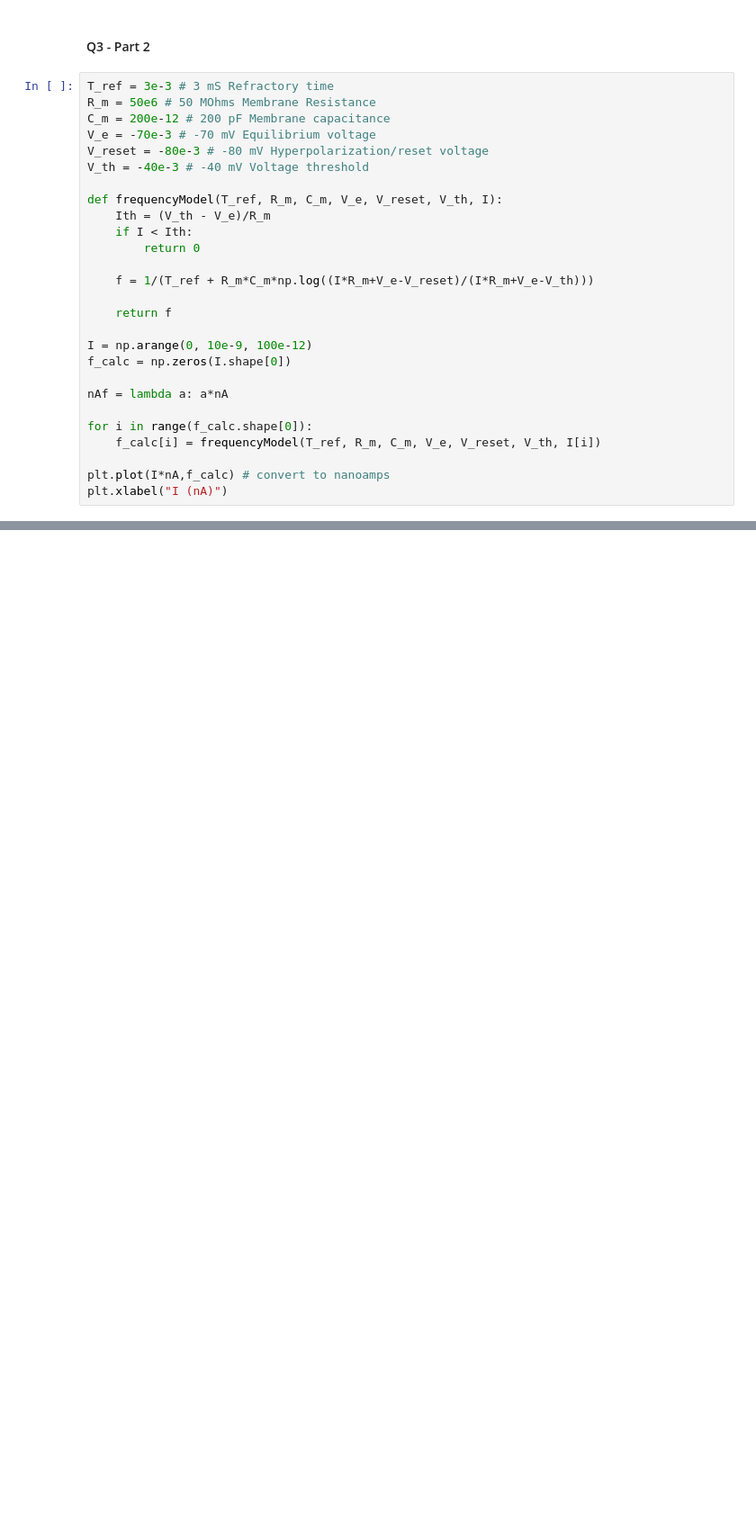
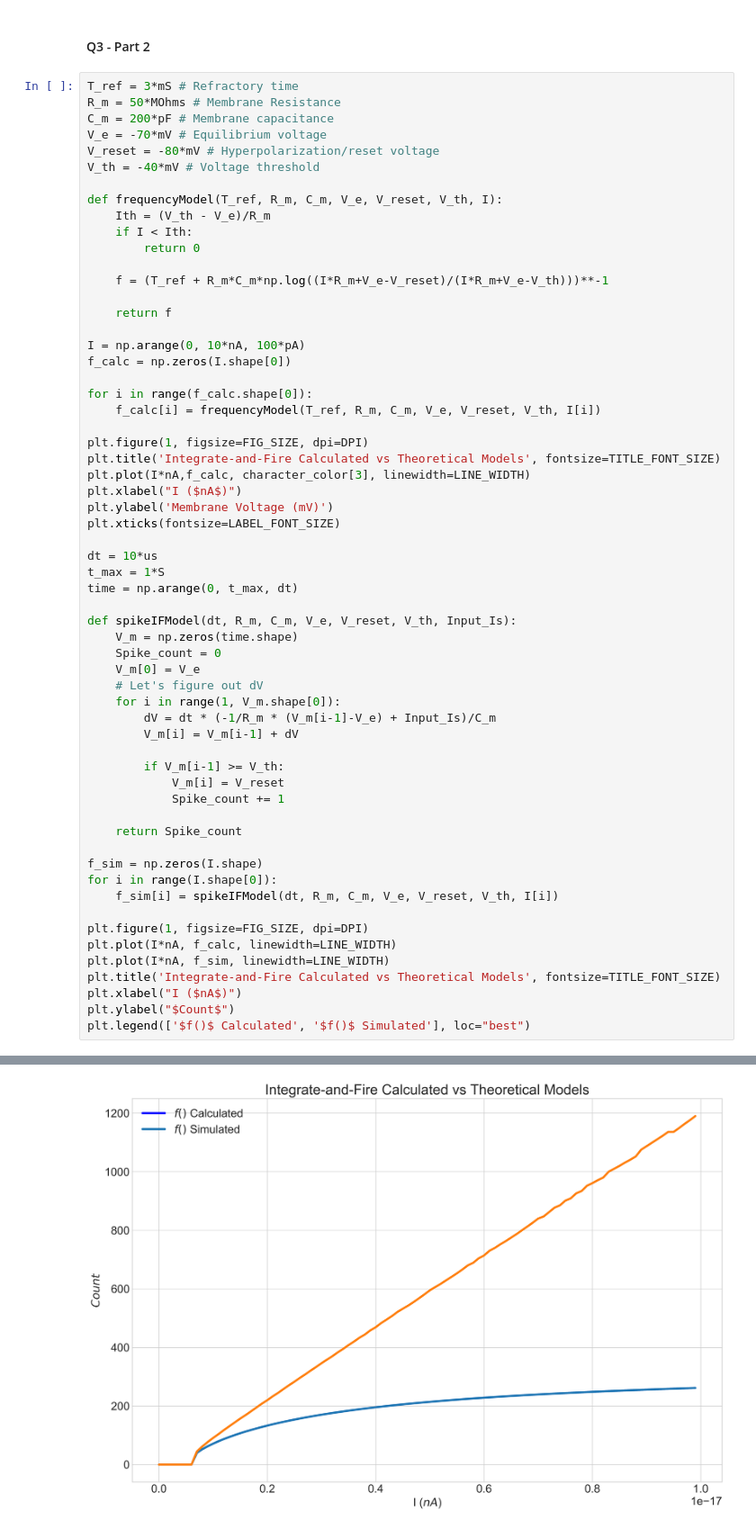
Before and after one commit to butcer0/BioElectronics_ES258_PSETS, a Jupyter notebook: PSETS/PSET_2.ipynb, the cells around one changed output, grey strips where cells are left out. Shown at 90% size. Saved outputs shown, nothing was run; the diff lists cells and outputs as text; blank space fills up the shorter version.

```diff
--- a/PSETS/PSET_2.ipynb
+++ b/PSETS/PSET_2.ipynb
@@ -74,29 +82,63 @@ Text(0, 0.5, 'x')
 # %% [markdown]
 #### Q3 - Part 2
 # %%
-T_ref = 3e-3 # 3 mS Refractory time
-R_m = 50e6 # 50 MOhms Membrane Resistance
-C_m = 200e-12 # 200 pF Membrane capacitance
-V_e = -70e-3 # -70 mV Equilibrium voltage
-V_reset = -80e-3 # -80 mV Hyperpolarization/reset voltage
-V_th = -40e-3 # -40 mV Voltage threshold
+T_ref = 3*mS # Refractory time
+R_m = 50*MOhms # Membrane Resistance
+C_m = 200*pF # Membrane capacitance
+V_e = -70*mV # Equilibrium voltage
+V_reset = -80*mV # Hyperpolarization/reset voltage
+V_th = -40*mV # Voltage threshold
 
 def frequencyModel(T_ref, R_m, C_m, V_e, V_reset, V_th, I):
     Ith = (V_th - V_e)/R_m
     if I < Ith:
         return 0
 
-    f = 1/(T_ref + R_m*C_m*np.log((I*R_m+V_e-V_reset)/(I*R_m+V_e-V_th)))
+    f = (T_ref + R_m*C_m*np.log((I*R_m+V_e-V_reset)/(I*R_m+V_e-V_th)))**-1
 
     return f
 
-I = np.arange(0, 10e-9, 100e-12)
+I = np.arange(0, 10*nA, 100*pA)
 f_calc = np.zeros(I.shape[0])
-
-nAf = lambda a: a*nA
 
 for i in range(f_calc.shape[0]):
     f_calc[i] = frequencyModel(T_ref, R_m, C_m, V_e, V_reset, V_th, I[i])
 
-plt.plot(I*nA,f_calc) # convert to nanoamps
-plt.xlabel("I (nA)")
+plt.figure(1, figsize=FIG_SIZE, dpi=DPI)
+plt.title('Integrate-and-Fire Calculated vs Theoretical Models', fontsize=TITLE_FONT_SIZE)
+plt.plot(I*nA,f_calc, character_color[3], linewidth=LINE_WIDTH)
+plt.xlabel("I ($nA$)")
+plt.ylabel('Membrane Voltage (mV)')
+plt.xticks(fontsize=LABEL_FONT_SIZE)
+
+dt = 10*us
+t_max = 1*S
+time = np.arange(0, t_max, dt)
+
+def spikeIFModel(dt, R_m, C_m, V_e, V_reset, V_th, Input_Is):
+    V_m = np.zeros(time.shape)
+    Spike_count = 0
+    V_m[0] = V_e
+    # Let's figure out dV
+    for i in range(1, V_m.shape[0]):
+        dV = dt * (-1/R_m * (V_m[i-1]-V_e) + Input_Is)/C_m
+        V_m[i] = V_m[i-1] + dV
+
+        if V_m[i-1] >= V_th:
+            V_m[i] = V_reset
+            Spike_count += 1
+
+    return Spike_count
+
+f_sim = np.zeros(I.shape)
+for i in range(I.shape[0]):
+    f_sim[i] = spikeIFModel(dt, R_m, C_m, V_e, V_reset, V_th, I[i])
+
+plt.figure(1, figsize=FIG_SIZE, dpi=DPI)
+plt.plot(I*nA, f_calc, linewidth=LINE_WIDTH)
+plt.plot(I*nA, f_sim, linewidth=LINE_WIDTH)
+plt.title('Integrate-and-Fire Calculated vs Theoretical Models', fontsize=TITLE_FONT_SIZE)
+plt.xlabel("I ($nA$)")
+plt.ylabel("$Count$")
+plt.legend(['$f()$ Calculated', '$f()$ Simulated'], loc="best")
+# %% [output]
@@ -102,0 +146 @@ plt.xlabel("I (nA)")
+[figure, added]
```
Also changed, not shown: parts of 11 cells of this notebook, 1 other file.
